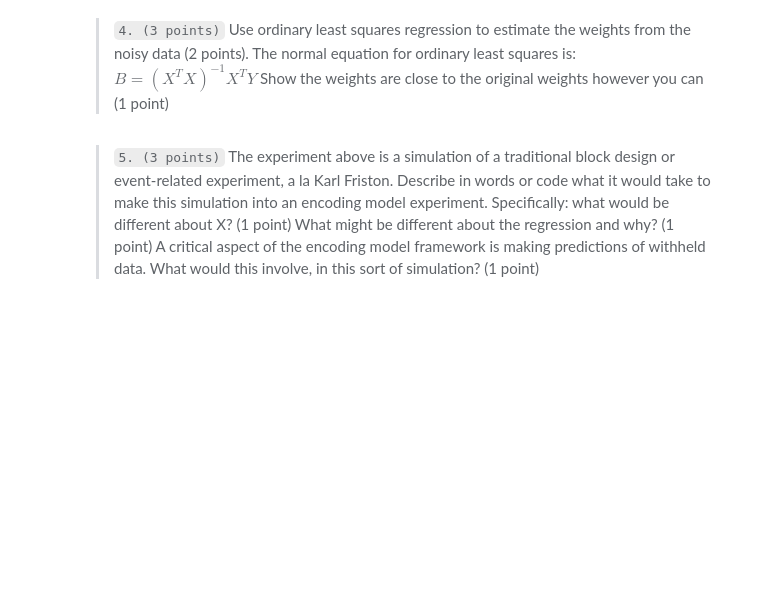
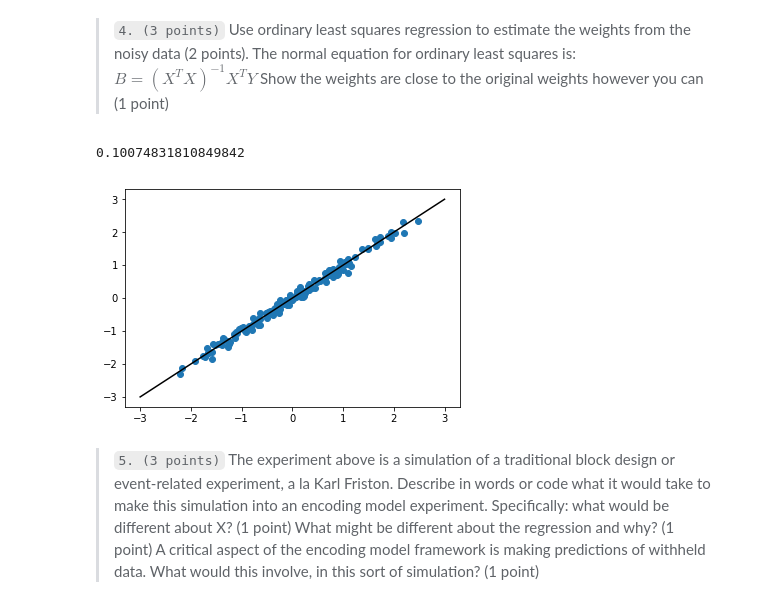
Before and after one commit to piecesofmindlab/UNR_PSY_763, a Jupyter notebook: Evaluations/Evaluation 1 Answers.ipynb, the cells around one changed output. Saved outputs shown, nothing was run; the diff lists cells and outputs as text; code cells hidden in the pictures; blank space fills up the shorter version.

```diff
--- a/Evaluations/Evaluation 1 Answers.ipynb
+++ b/Evaluations/Evaluation 1 Answers.ipynb
@@ -58,2 +101,9 @@ Y = # ?
+# %%
+# Answer
+n_voxels = 30
+B = np.random.randn(n_conditions, n_voxels)
+noise_magnitude = 0.3
+noise = np.random.randn(n_tps, n_voxels) * noise_magnitude
+Y = X.dot(B) + noise
 # %% [markdown]
 > `4. (3 points)` Use ordinary least squares regression to estimate the weights from the noisy data (2 points). The normal equation for ordinary least squares is: $B = (X^TX)^{-1}X^TY$ Show the weights are close to the original weights however you can (1 point)
@@ -62,2 +110,25 @@ Y = # ?
+# %%
+# Answer
+def ols(X, Y):
+    B = np.linalg.inv(X.T.dot(X)).dot(X.T.dot(Y))
+    return B
+
+B_est = ols(X, Y)
+
+# Show that they are close
+# Plot unity line
+xy = np.linspace(-3, 3, 100)
+plt.plot(xy, xy, 'k')
+# Plot B vs B_est
+plt.scatter(B, B_est)
+# The fact that these are on a diagonal (y=x) indicates that they are close.
+
+# Or:
+B_err = np.std(B-B_est)
+# Average deviation from zero for the difference of B - B_est
+print(B_err)
+# %% [output]
+0.10074831810849842
+[figure, added]
 # %% [markdown]
 > `5. (3 points)` The experiment above is a simulation of a traditional block design or event-related experiment, a la Karl Friston. Describe in words or code what it would take to make this simulation into an encoding model experiment. Specifically: what would be different about X? (1 point) What might be different about the regression and why? (1 point) A critical aspect of the encoding model framework is making predictions of withheld data. What would this involve, in this sort of simulation? (1 point)
```
Also changed, not shown: parts of 24 cells of this notebook, 1 other file.
